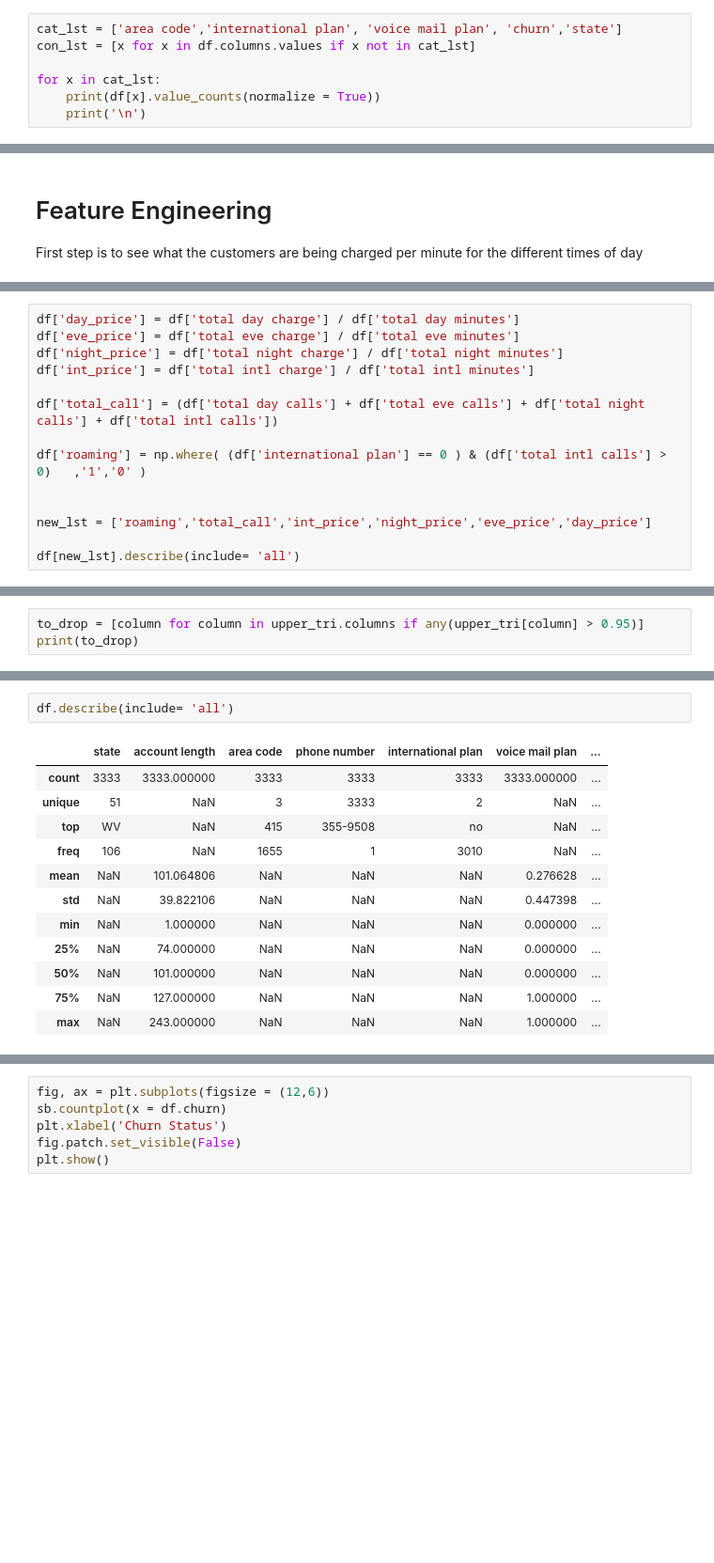
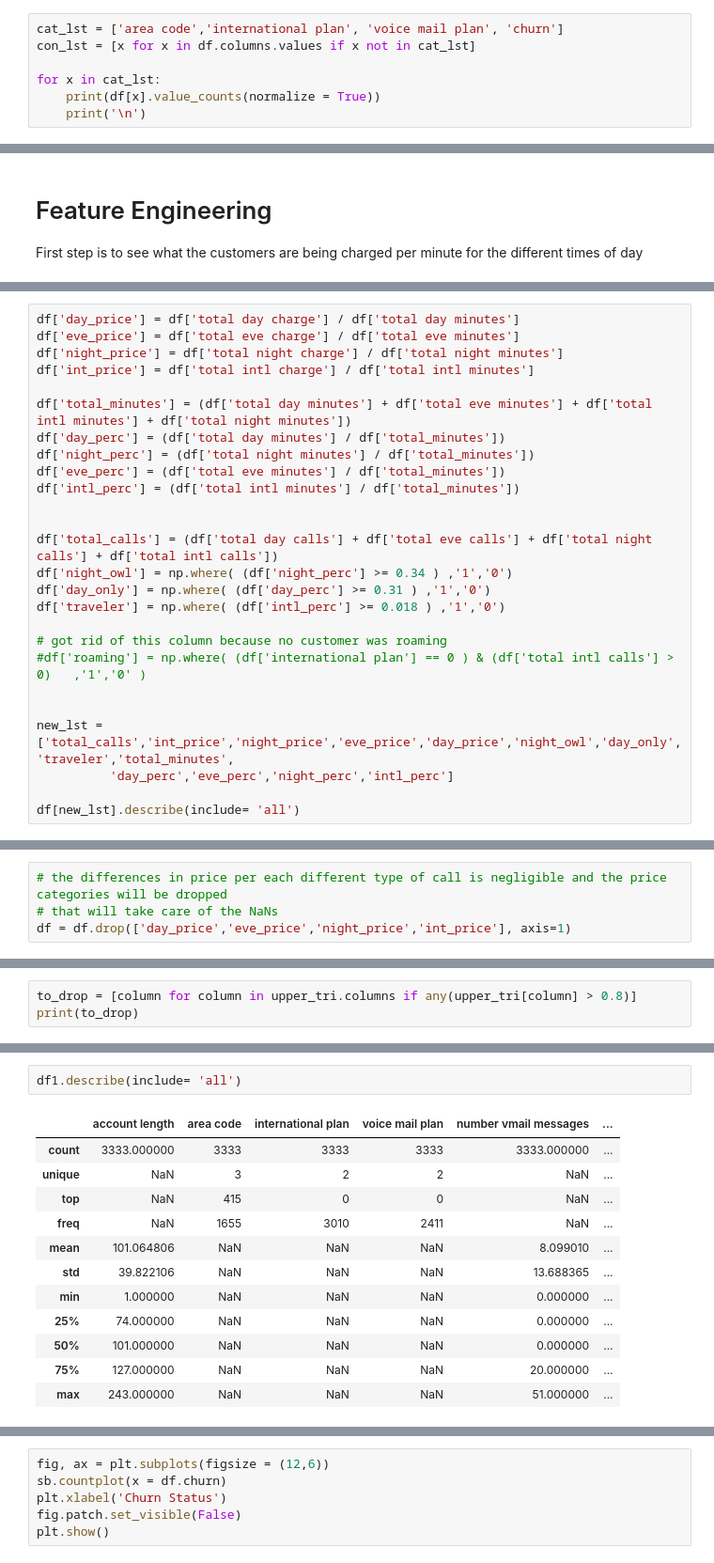
Before and after one commit to ptorres001/customer_churn, a Jupyter notebook: 01_EDA_Cleaning.ipynb, the cells around one changed output, grey strips where cells are left out. Shown at 94% size. Cells and saved outputs as stored; diff of their text form; blank space fills up the shorter version.

```diff
--- a/01_EDA_Cleaning.ipynb
+++ b/01_EDA_Cleaning.ipynb
@@ -146,5 +153,5 @@ df[df['total intl minutes'].eq(0)]
 # %%
-cat_lst = ['area code','international plan', 'voice mail plan', 'churn','state']
+cat_lst = ['area code','international plan', 'voice mail plan', 'churn']
 con_lst = [x for x in df.columns.values if x not in cat_lst]
 
 for x in cat_lst:
@@ -195,12 +230,24 @@ df['eve_price'] = df['total eve charge'] / df['total eve minutes']
 df['night_price'] = df['total night charge'] / df['total night minutes']
 df['int_price'] = df['total intl charge'] / df['total intl minutes']
 
-df['total_call'] = (df['total day calls'] + df['total eve calls'] + df['total night calls'] + df['total intl calls'])
-
-df['roaming'] = np.where( (df['international plan'] == 0 ) & (df['total intl calls'] > 0)   ,'1','0' )
+df['total_minutes'] = (df['total day minutes'] + df['total eve minutes'] + df['total intl minutes'] + df['total night minutes'])
+df['day_perc'] = (df['total day minutes'] / df['total_minutes'])
+df['night_perc'] = (df['total night minutes'] / df['total_minutes'])
+df['eve_perc'] = (df['total eve minutes'] / df['total_minutes'])
+df['intl_perc'] = (df['total intl minutes'] / df['total_minutes'])
 
 
-new_lst = ['roaming','total_call','int_price','night_price','eve_price','day_price']
+df['total_calls'] = (df['total day calls'] + df['total eve calls'] + df['total night calls'] + df['total intl calls'])
+df['night_owl'] = np.where( (df['night_perc'] >= 0.34 ) ,'1','0')
+df['day_only'] = np.where( (df['day_perc'] >= 0.31 ) ,'1','0')
+df['traveler'] = np.where( (df['intl_perc'] >= 0.018 ) ,'1','0')
+
+# got rid of this column because no customer was roaming
+#df['roaming'] = np.where( (df['international plan'] == 0 ) & (df['total intl calls'] > 0)   ,'1','0' )
+
+
+new_lst = ['total_calls','int_price','night_price','eve_price','day_price','night_owl','day_only','traveler','total_minutes',
+          'day_perc','eve_perc','night_perc','intl_perc']
 
 df[new_lst].describe(include= 'all')
 # %% [output]
@@ -224,3 +266,7 @@ Name: roaming, dtype: int64
+# %%
+# the differences in price per each different type of call is negligible and the price categories will be dropped
+# that will take care of the NaNs
+df = df.drop(['day_price','eve_price','night_price','int_price'], axis=1)
 # %%
 df.isna().sum()
 # %% [output]
@@ -258,4 +328,4 @@ plt.show()
 # %%
-to_drop = [column for column in upper_tri.columns if any(upper_tri[column] > 0.95)]
+to_drop = [column for column in upper_tri.columns if any(upper_tri[column] > 0.8)]
 print(to_drop)
 # %% [output]
@@ -285,16 +355,16 @@ df1.head()
 # %%
-df.describe(include= 'all')
+df1.describe(include= 'all')
 # %% [output]
-|  | state | account length | area code | phone number | international plan | voice mail plan | ... |
-| count | 3333 | 3333.000000 | 3333 | 3333 | 3333 | 3333.000000 | ... |
-| unique | 51 | NaN | 3 | 3333 | 2 | NaN | ... |
-| top | WV | NaN | 415 | 355-9508 | no | NaN | ... |
-| freq | 106 | NaN | 1655 | 1 | 3010 | NaN | ... |
-| mean | NaN | 101.064806 | NaN | NaN | NaN | 0.276628 | ... |
-| std | NaN | 39.822106 | NaN | NaN | NaN | 0.447398 | ... |
-| min | NaN | 1.000000 | NaN | NaN | NaN | 0.000000 | ... |
-| 25% | NaN | 74.000000 | NaN | NaN | NaN | 0.000000 | ... |
-| 50% | NaN | 101.000000 | NaN | NaN | NaN | 0.000000 | ... |
-| 75% | NaN | 127.000000 | NaN | NaN | NaN | 1.000000 | ... |
-| max | NaN | 243.000000 | NaN | NaN | NaN | 1.000000 | ... |
+|  | account length | area code | international plan | voice mail plan | number vmail messages | ... |
+| count | 3333.000000 | 3333 | 3333 | 3333 | 3333.000000 | ... |
+| unique | NaN | 3 | 2 | 2 | NaN | ... |
+| top | NaN | 415 | 0 | 0 | NaN | ... |
+| freq | NaN | 1655 | 3010 | 2411 | NaN | ... |
+| mean | 101.064806 | NaN | NaN | NaN | 8.099010 | ... |
+| std | 39.822106 | NaN | NaN | NaN | 13.688365 | ... |
+| min | 1.000000 | NaN | NaN | NaN | 0.000000 | ... |
+| 25% | 74.000000 | NaN | NaN | NaN | 0.000000 | ... |
+| 50% | 101.000000 | NaN | NaN | NaN | 0.000000 | ... |
+| 75% | 127.000000 | NaN | NaN | NaN | 20.000000 | ... |
+| max | 243.000000 | NaN | NaN | NaN | 51.000000 | ... |
 # %%
```
Also changed, not shown: parts of 29 cells of this notebook.
